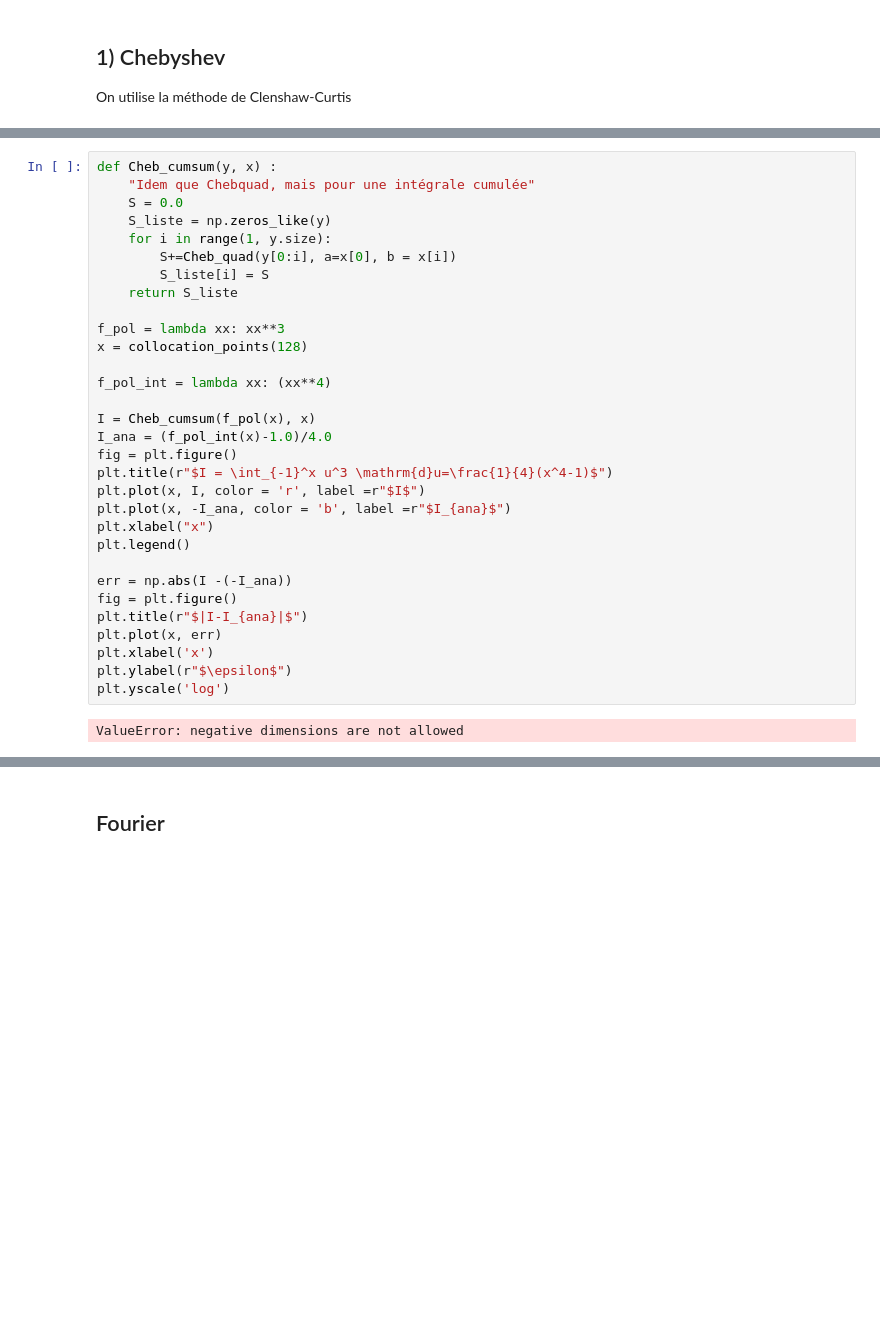
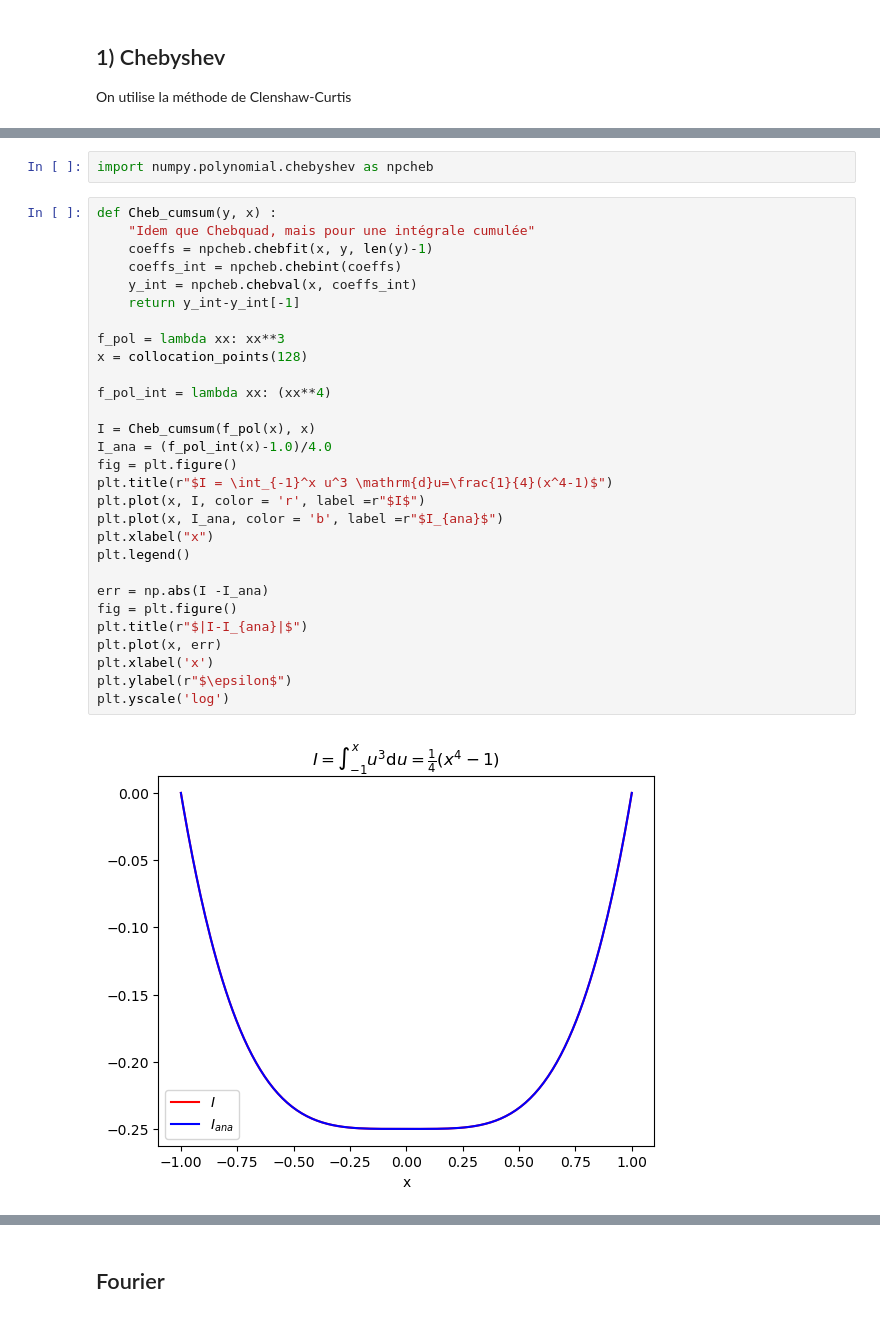
Before and after one commit to personne30003/pyTQG, a Jupyter notebook: Proto_notebooks/Operators_tests.ipynb, the cells around one changed output, grey strips where cells are left out. Saved outputs shown, nothing was run; the diff lists cells and outputs as text; blank space fills up the shorter version.

```diff
--- a/Proto_notebooks/Operators_tests.ipynb
+++ b/Proto_notebooks/Operators_tests.ipynb
@@ -1363,33 +1378,33 @@ Text(0.5, 1.0, '$f(x) =x^{10}$')
+# %%
+import numpy.polynomial.chebyshev as npcheb
 # %%
 def Cheb_cumsum(y, x) :
     "Idem que Chebquad, mais pour une intégrale cumulée"
-    S = 0.0
-    S_liste = np.zeros_like(y)
-    for i in range(1, y.size):
-        S+=Cheb_quad(y[0:i], a=x[0], b = x[i])
-        S_liste[i] = S
-    return S_liste
+    coeffs = npcheb.chebfit(x, y, len(y)-1)
+    coeffs_int = npcheb.chebint(coeffs)
+    y_int = npcheb.chebval(x, coeffs_int)
+    return y_int-y_int[-1]
 
 f_pol = lambda xx: xx**3
 x = collocation_points(128)
 
 f_pol_int = lambda xx: (xx**4)
 
 I = Cheb_cumsum(f_pol(x), x)
 I_ana = (f_pol_int(x)-1.0)/4.0
 fig = plt.figure()
 plt.title(r"$I = \int_{-1}^x u^3 \mathrm{d}u=\frac{1}{4}(x^4-1)$")
 plt.plot(x, I, color = 'r', label =r"$I$")
-plt.plot(x, -I_ana, color = 'b', label =r"$I_{ana}$")
+plt.plot(x, I_ana, color = 'b', label =r"$I_{ana}$")
 plt.xlabel("x")
 plt.legend()
 
-err = np.abs(I -(-I_ana))
+err = np.abs(I -I_ana)
 fig = plt.figure()
 plt.title(r"$|I-I_{ana}|$")
 plt.plot(x, err)
 plt.xlabel('x')
 plt.ylabel(r"$\epsilon$")
 plt.yscale('log')
 # %% [output]
-ValueError: negative dimensions are not allowed
+[figure, added]
```
Also changed, not shown: parts of 20 cells of this notebook, 2 other files.
